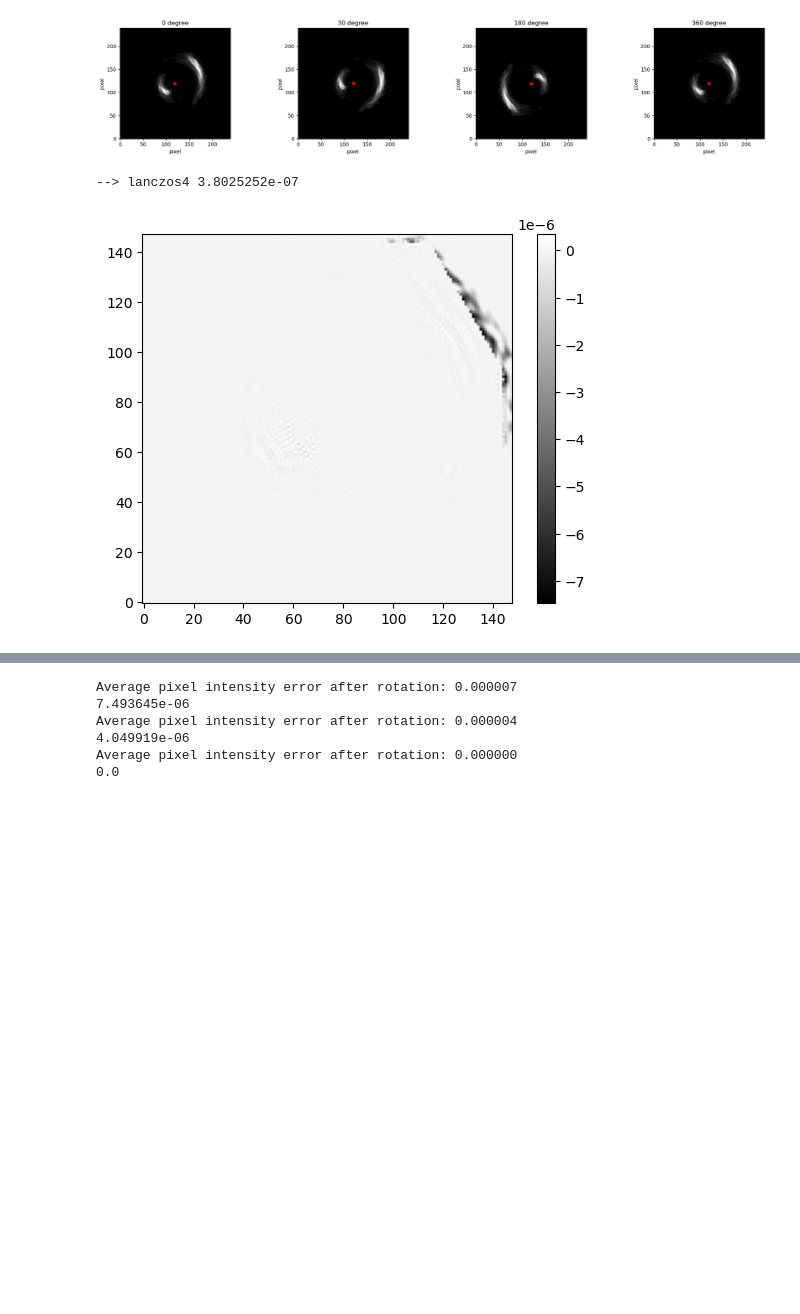
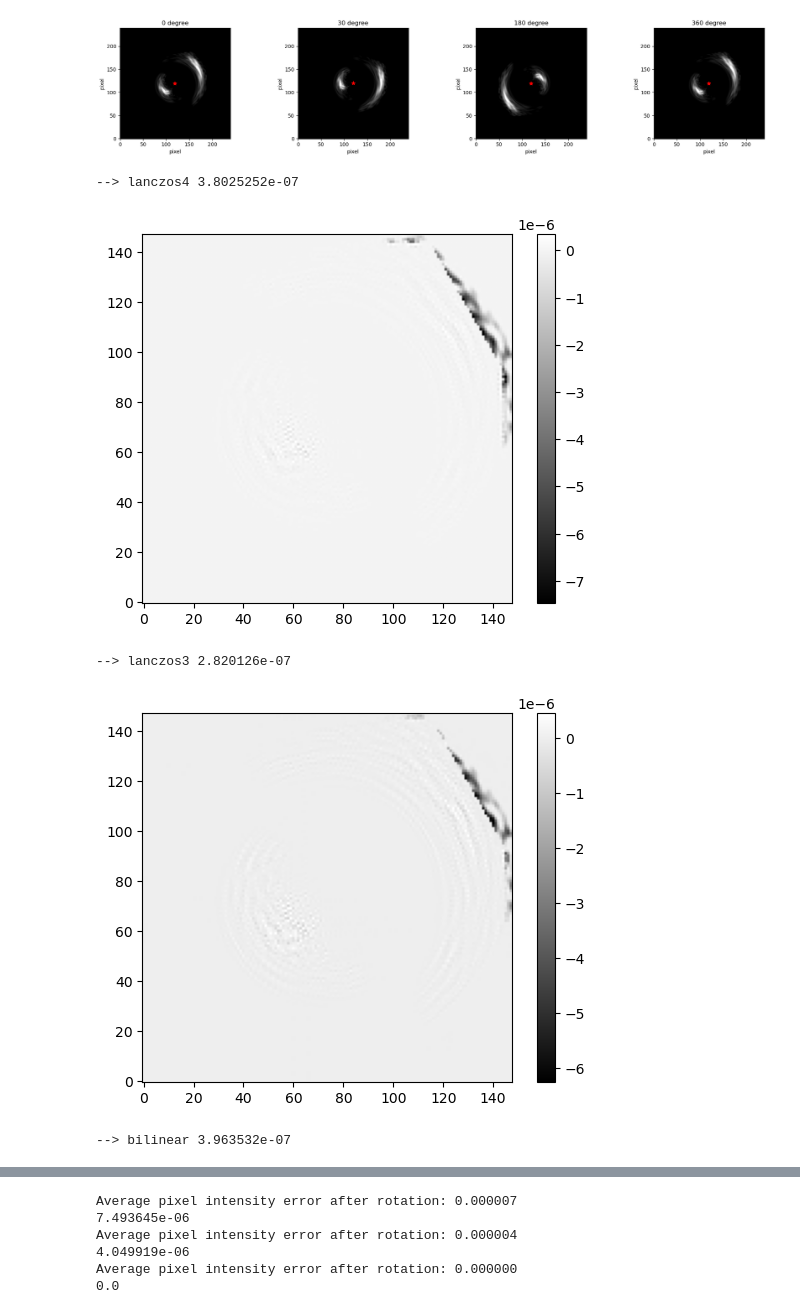
Before and after one commit to Mandy8808/Coadd_VeraRubin, a Jupyter notebook: examples/Testing_rotation_procedure.ipynb, the cells around one changed output, grey strips where cells are left out. Drawn from its saved outputs; the diff is of its cells as text; code cells hidden in the pictures; blank space fills up the shorter version.

```diff
--- a/examples/Testing_rotation_procedure.ipynb
+++ b/examples/Testing_rotation_procedure.ipynb
@@ -539,21 +539,24 @@ plot_exposures_with_point(cut_rotate_stamps_list, center_coord,
 # %%
 # checks rotation procedure
 
 # Test rotation kernel
 A = data_stamp.copy()
 
-for k in ['lanczos4']: #, 'bilinear', 'lanczos3'
+for k in ['lanczos4', 'lanczos3', 'bilinear']: #, 'bilinear', 'lanczos3'
     B, hdrB = vr.apply_correction_from_exposureF(A, hdr_stamp, 30, warping_kernel=k, keep_size=True, update_wcs=True)
     A2, _ = vr.apply_correction_from_exposureF(B, hdrB, -30, warping_kernel=k, keep_size=True, update_wcs=False)
     diff = A2 - A
     print('-->', k, np.sqrt(np.mean(diff**2)))
     plt.imshow(diff, origin='lower', cmap='gray', vmin=np.nanpercentile(diff, 0.01),
                   vmax=np.nanpercentile(diff, 99.9))
 
     #plt.xlim(0, 150)
     #plt.ylim(0, 150)
     plt.colorbar()
-    #plt.show()
+    plt.show()
 # %% [output]
 --> lanczos4 3.8025252e-07
 [figure]
+--> lanczos3 2.820126e-07
+[figure, added]
+--> bilinear 3.963532e-07
```
Also changed, not shown: parts of 7 cells of this notebook, 1 other file.
